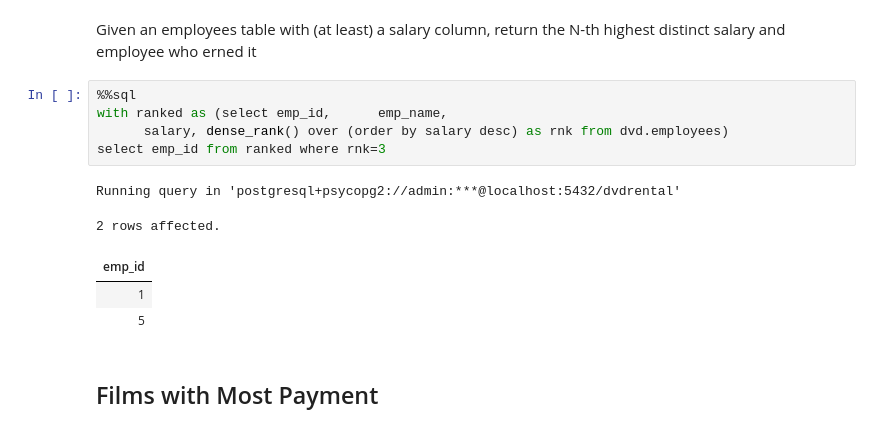
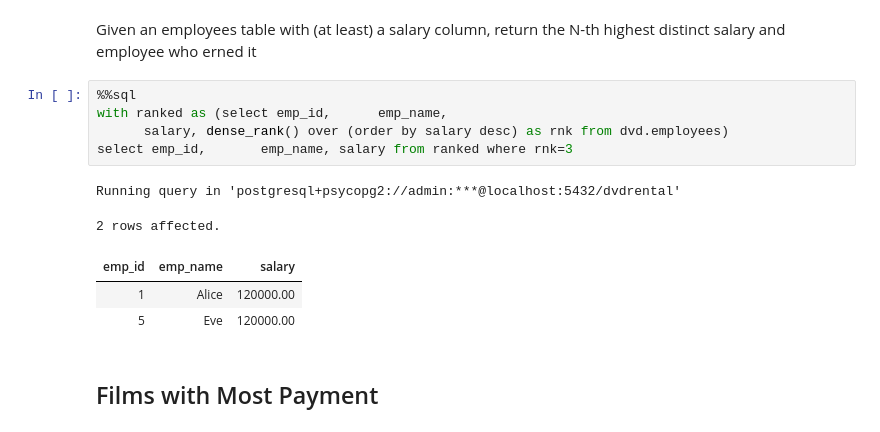
Before and after one commit to lohraspco/data-science, a Jupyter notebook: SQL/sql_codes.ipynb, the cells around one changed output. Cells and saved outputs as stored; diff of their text form.

```diff
--- a/SQL/sql_codes.ipynb
+++ b/SQL/sql_codes.ipynb
@@ -344,14 +344,14 @@ Given an employees table with (at least) a salary column, return the N-th highes
 # %%
 %%sql
 with ranked as (select emp_id,      emp_name,
       salary, dense_rank() over (order by salary desc) as rnk from dvd.employees)
-select emp_id from ranked where rnk=3
+select emp_id,       emp_name, salary from ranked where rnk=3
 # %% [output]
 Running query in 'postgresql+psycopg2://admin:***@localhost:5432/dvdrental'
 2 rows affected.
-| emp_id |
-| 1 |
-| 5 |
+| emp_id | emp_name | salary |
+| 1 | Alice | 120000.00 |
+| 5 | Eve | 120000.00 |
 # %% [markdown]
 ## Films with Most Payment
 # %%
```
